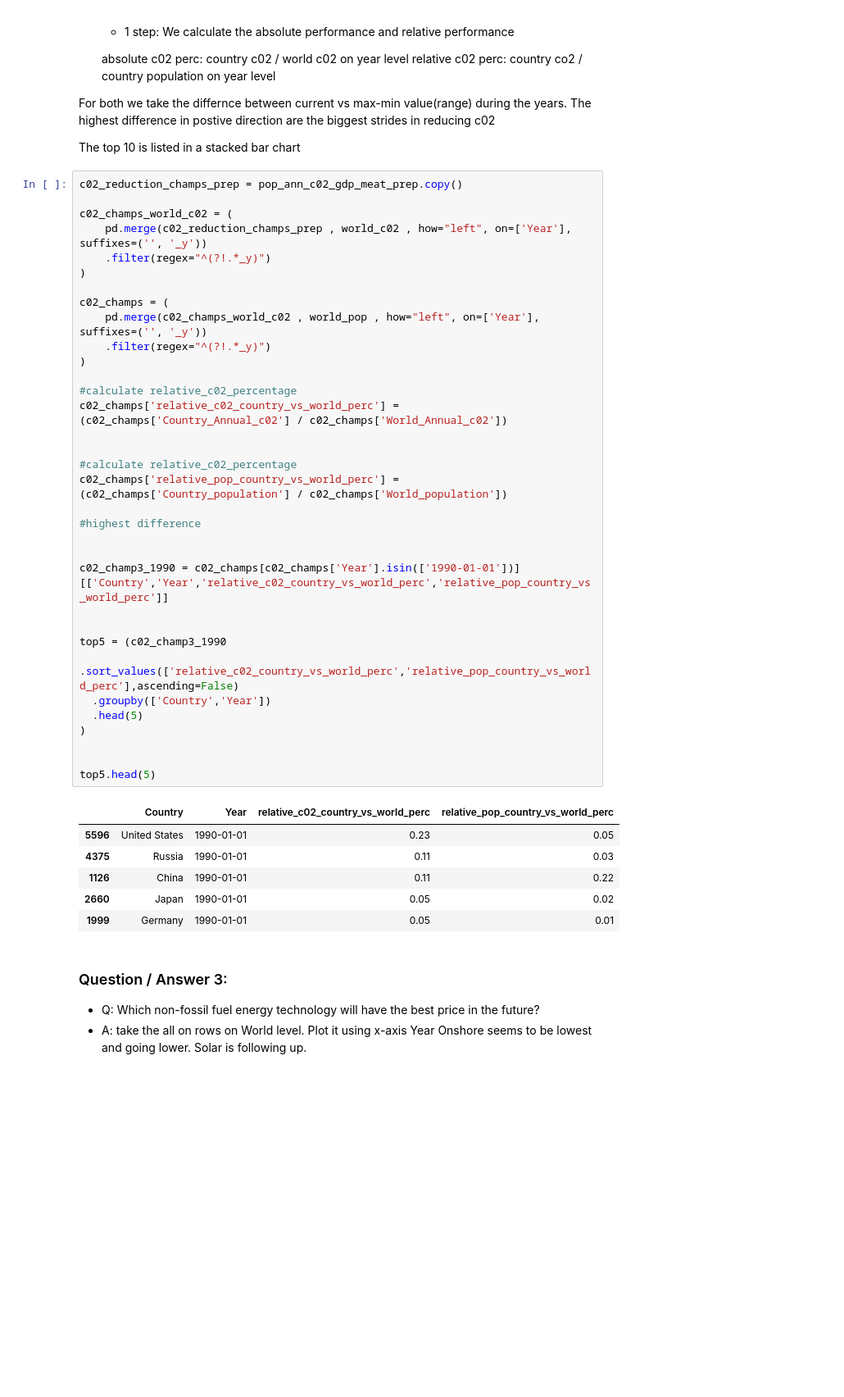
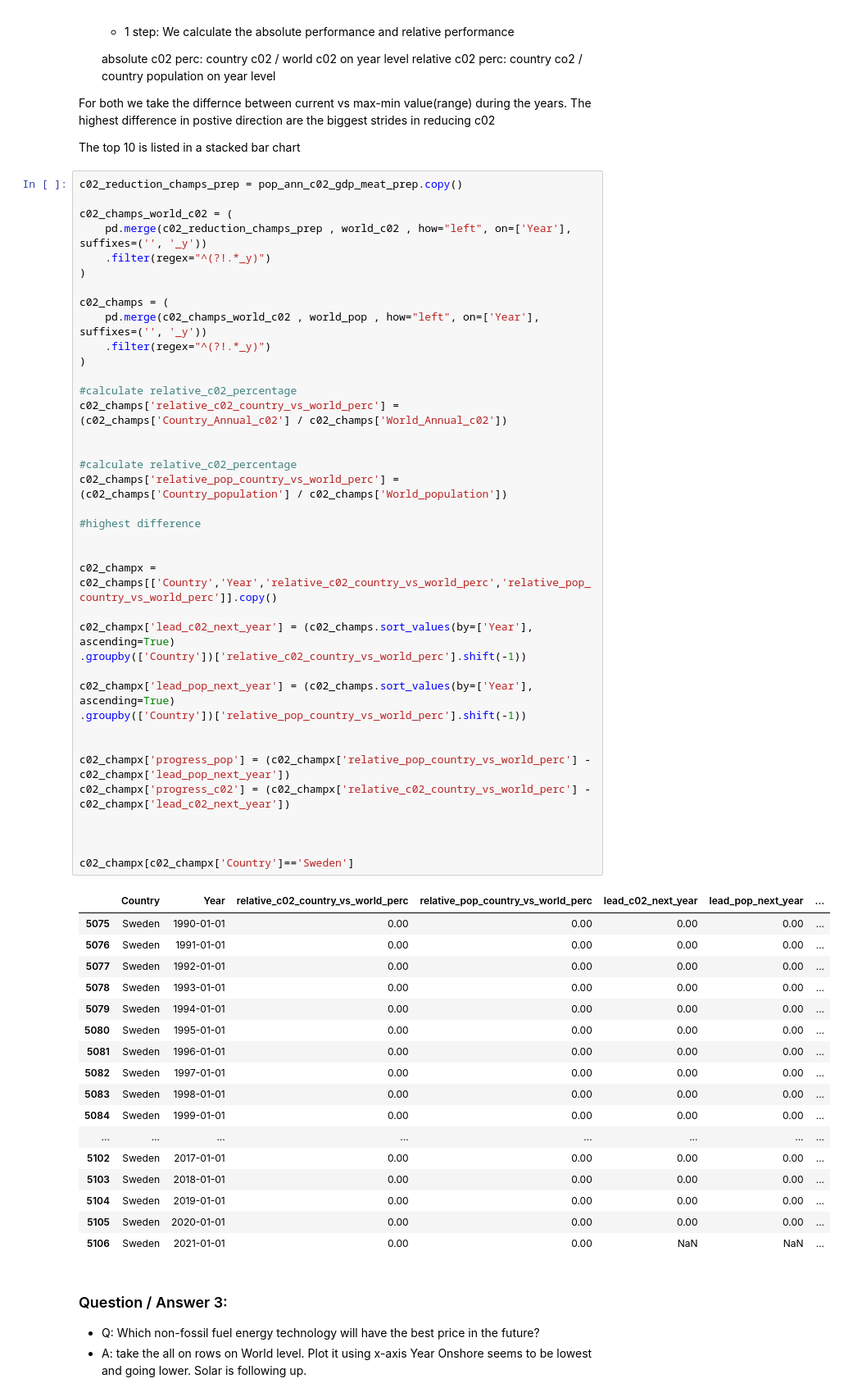
Before and after one commit to ayuksekdag/winacademy_python_dna, a Jupyter notebook: final_assignment/final_co2Project.ipynb, the cells around one changed output. Shown at 82% size. Saved outputs shown, nothing was run; the diff lists cells and outputs as text; blank space fills up the shorter version.

```diff
--- a/final_assignment/final_co2Project.ipynb
+++ b/final_assignment/final_co2Project.ipynb
@@ -317,44 +317,59 @@ The top 10 is listed in a stacked bar chart
 # %%
 c02_reduction_champs_prep = pop_ann_c02_gdp_meat_prep.copy()
 
 c02_champs_world_c02 = (
     pd.merge(c02_reduction_champs_prep , world_c02 , how="left", on=['Year'], suffixes=('', '_y'))
     .filter(regex="^(?!.*_y)")
 )
 
 c02_champs = (
     pd.merge(c02_champs_world_c02 , world_pop , how="left", on=['Year'], suffixes=('', '_y'))
     .filter(regex="^(?!.*_y)")
 )
 
 #calculate relative_c02_percentage
 c02_champs['relative_c02_country_vs_world_perc'] = (c02_champs['Country_Annual_c02'] / c02_champs['World_Annual_c02'])
 
 
 #calculate relative_c02_percentage
 c02_champs['relative_pop_country_vs_world_perc'] = (c02_champs['Country_population'] / c02_champs['World_population'])
 
 #highest difference
 
 
-c02_champ3_1990 = c02_champs[c02_champs['Year'].isin(['1990-01-01'])][['Country','Year','relative_c02_country_vs_world_perc','relative_pop_country_vs_world_perc']]
+c02_champx = c02_champs[['Country','Year','relative_c02_country_vs_world_perc','relative_pop_country_vs_world_perc']].copy()
+
+c02_champx['lead_c02_next_year'] = (c02_champs.sort_values(by=['Year'], ascending=True)
+.groupby(['Country'])['relative_c02_country_vs_world_perc'].shift(-1))
+
+c02_champx['lead_pop_next_year'] = (c02_champs.sort_values(by=['Year'], ascending=True)
+.groupby(['Country'])['relative_pop_country_vs_world_perc'].shift(-1))
 
 
-top5 = (c02_champ3_1990
-  .sort_values(['relative_c02_country_vs_world_perc','relative_pop_country_vs_world_perc'],ascending=False)
-  .groupby(['Country','Year'])
-  .head(5)
-)
+c02_champx['progress_pop'] = (c02_champx['relative_pop_country_vs_world_perc'] - c02_champx['lead_pop_next_year'])
+c02_champx['progress_c02'] = (c02_champx['relative_c02_country_vs_world_perc'] - c02_champx['lead_c02_next_year'])
 
 
-top5.head(5)
+
+c02_champx[c02_champx['Country']=='Sweden']
 # %% [output]
-|  | Country | Year | relative_c02_country_vs_world_perc | relative_pop_country_vs_world_perc |
-| 5596 | United States | 1990-01-01 | 0.23 | 0.05 |
-| 4375 | Russia | 1990-01-01 | 0.11 | 0.03 |
-| 1126 | China | 1990-01-01 | 0.11 | 0.22 |
-| 2660 | Japan | 1990-01-01 | 0.05 | 0.02 |
-| 1999 | Germany | 1990-01-01 | 0.05 | 0.01 |
+|  | Country | Year | relative_c02_country_vs_world_perc | relative_pop_country_vs_world_perc | lead_c02_next_year | lead_pop_next_year | ... |
+| 5075 | Sweden | 1990-01-01 | 0.00 | 0.00 | 0.00 | 0.00 | ... |
+| 5076 | Sweden | 1991-01-01 | 0.00 | 0.00 | 0.00 | 0.00 | ... |
+| 5077 | Sweden | 1992-01-01 | 0.00 | 0.00 | 0.00 | 0.00 | ... |
+| 5078 | Sweden | 1993-01-01 | 0.00 | 0.00 | 0.00 | 0.00 | ... |
+| 5079 | Sweden | 1994-01-01 | 0.00 | 0.00 | 0.00 | 0.00 | ... |
+| 5080 | Sweden | 1995-01-01 | 0.00 | 0.00 | 0.00 | 0.00 | ... |
+| 5081 | Sweden | 1996-01-01 | 0.00 | 0.00 | 0.00 | 0.00 | ... |
+| 5082 | Sweden | 1997-01-01 | 0.00 | 0.00 | 0.00 | 0.00 | ... |
+| 5083 | Sweden | 1998-01-01 | 0.00 | 0.00 | 0.00 | 0.00 | ... |
+| 5084 | Sweden | 1999-01-01 | 0.00 | 0.00 | 0.00 | 0.00 | ... |
+| ... | ... | ... | ... | ... | ... | ... | ... |
+| 5102 | Sweden | 2017-01-01 | 0.00 | 0.00 | 0.00 | 0.00 | ... |
+| 5103 | Sweden | 2018-01-01 | 0.00 | 0.00 | 0.00 | 0.00 | ... |
+| 5104 | Sweden | 2019-01-01 | 0.00 | 0.00 | 0.00 | 0.00 | ... |
+| 5105 | Sweden | 2020-01-01 | 0.00 | 0.00 | 0.00 | 0.00 | ... |
+| 5106 | Sweden | 2021-01-01 | 0.00 | 0.00 | NaN | NaN | ... |
 # %% [markdown]
 ### Question / Answer 3:
 - Q: Which non-fossil fuel energy technology will have the best price in the future?
```
Also changed, not shown: parts of 2 cells of this notebook.
